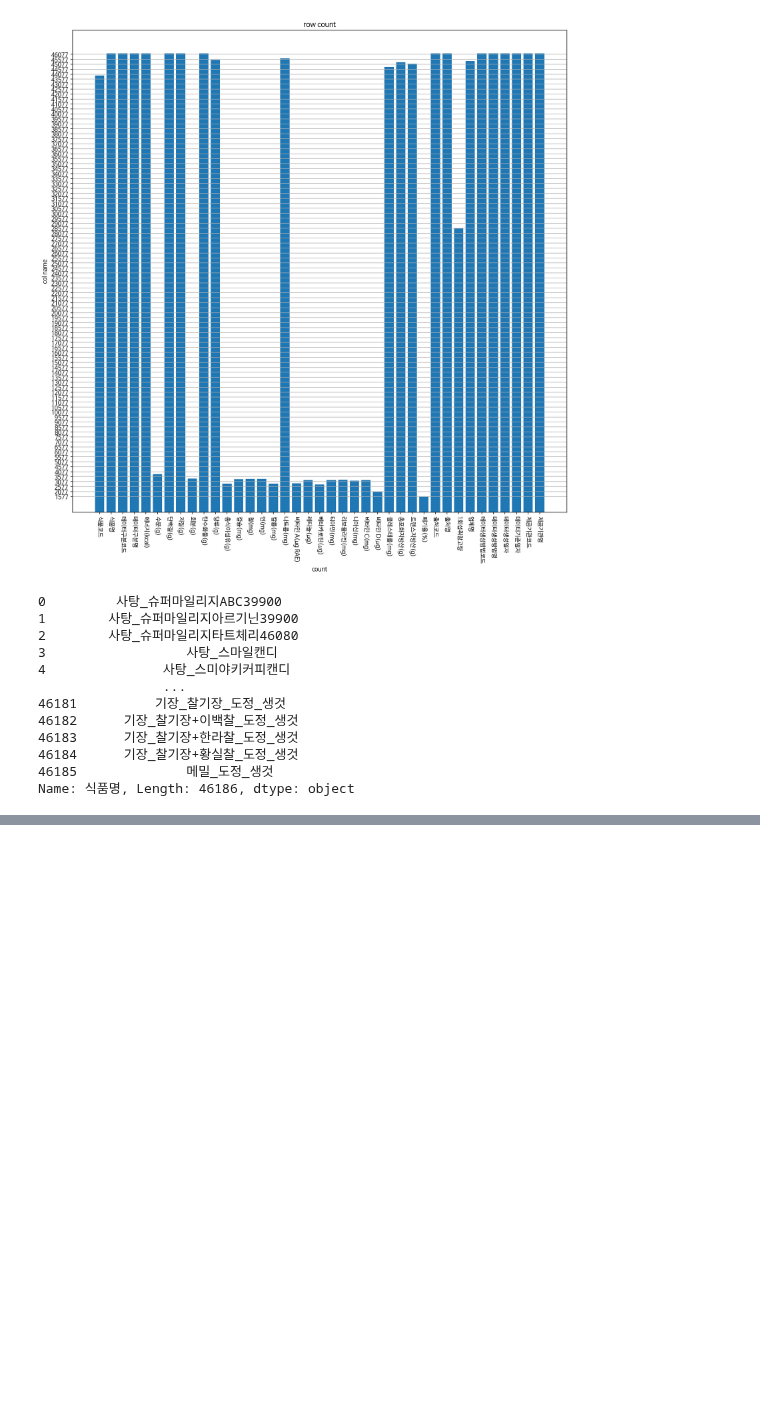
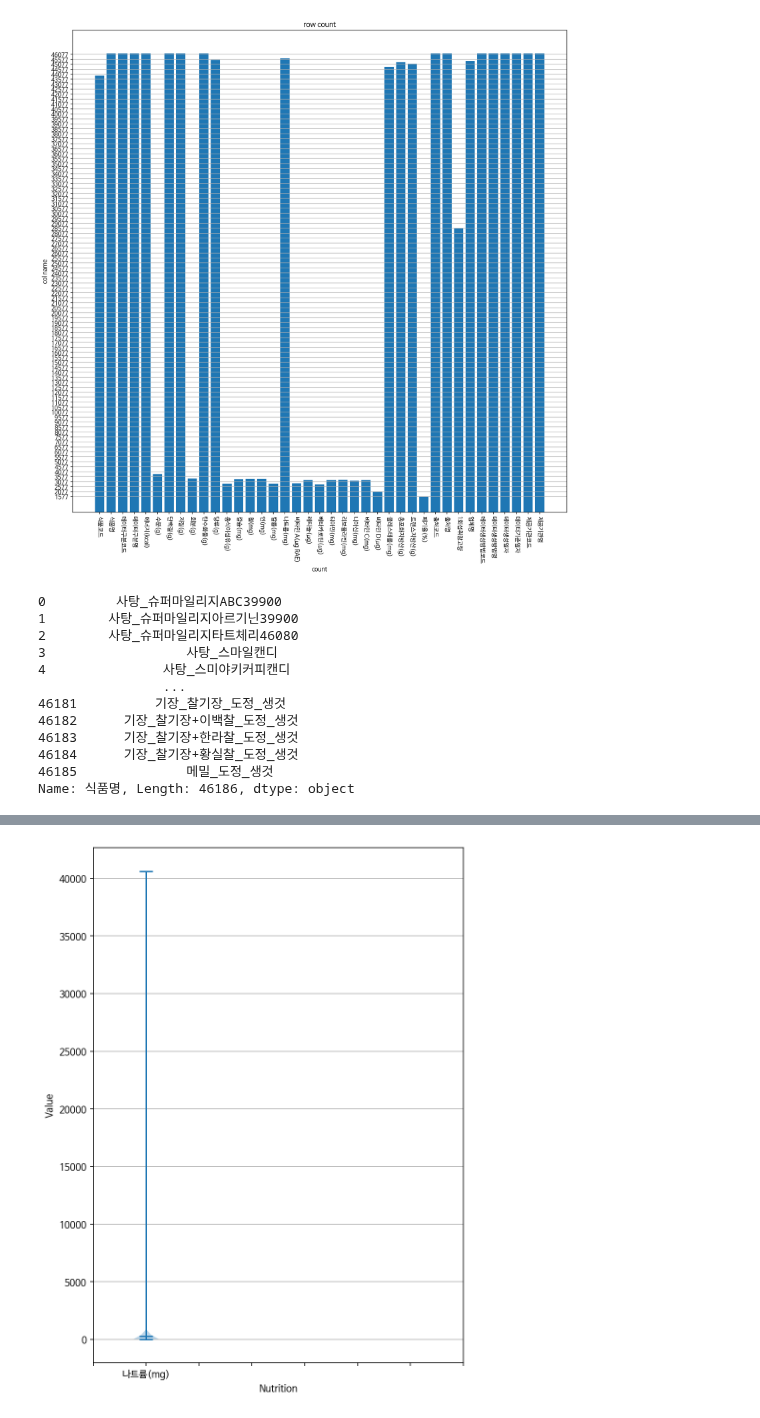
Before and after one commit to hallov012/Ease-EasyLose, a Jupyter notebook: 전국통합식품데이터_분석.ipynb, the cells around one changed output, grey strips where cells are left out. Saved outputs shown, nothing was run; the diff lists cells and outputs as text; code cells hidden in the pictures; blank space fills up the shorter version.

```diff
--- a/전국통합식품데이터_분석.ipynb
+++ b/전국통합식품데이터_분석.ipynb
@@ -144,0 +213,12 @@ for name in data_file['식품명']:
+# %%
+plt.figure(figsize=(7, 10))
+plt.violinplot([data_file_without_nan['나트륨(mg)']], positions=[1], showmeans=True)
+tickvalues = range(0, 8)
+plt.xticks(ticks= tickvalues,labels=['', '나트륨(mg)'])
+plt.xlabel("Nutrition")
+plt.ylabel('Value')
+plt.grid(True, axis='y')
+plt.savefig("전국통합식품데이터_nutrition_range_나트륨.png")
+plt.show()
+# %% [output]
+[figure, added]
```
Also changed, not shown: parts of 9 cells of this notebook.
